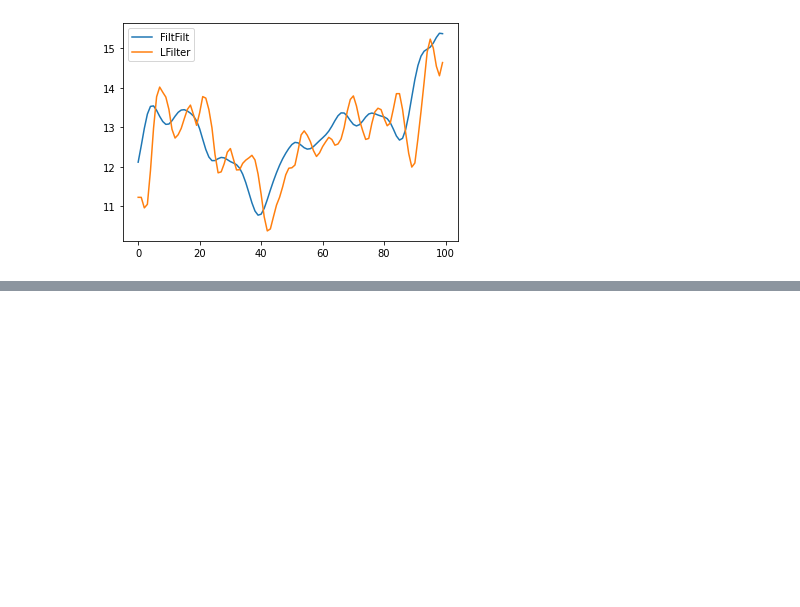
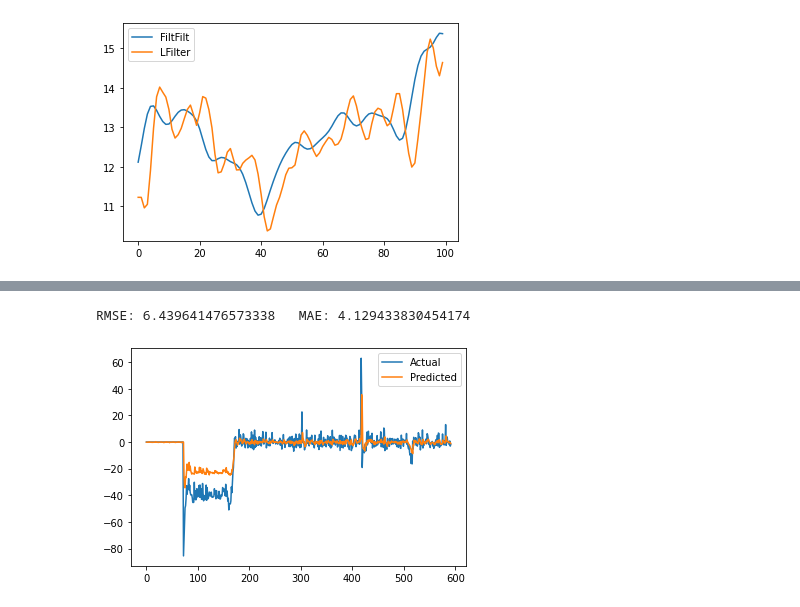
Before and after one commit to dipayan2/ARMAModel, a Jupyter notebook: ModularCode.ipynb, the cells around one changed output, grey strips where cells are left out. Drawn from its saved outputs; the diff is of its cells as text; code cells hidden in the pictures; blank space fills up the shorter version.

```diff
--- a/ModularCode.ipynb
+++ b/ModularCode.ipynb
@@ -511,0 +548,5 @@ The estimation ends up in a steady state, and does not update if it observes an
+# %%
+main(TRAIN_END=7500,TEST_START=7500,N_CLUST=12,STEP=600,ARP=8,PASS='high',FILT=0.5,FTYPE='FFT',WFT=100,PX=5)
+# %% [output]
+RMSE: 6.439641476573338   MAE: 4.129433830454174
+[figure, added]
```
Also changed, not shown: parts of 9 cells of this notebook, 1 other file.
